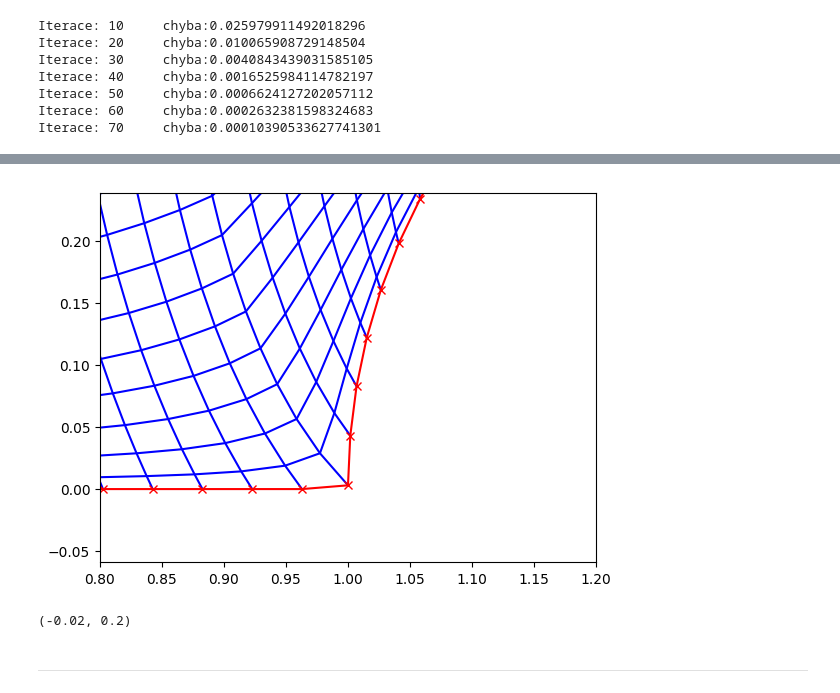
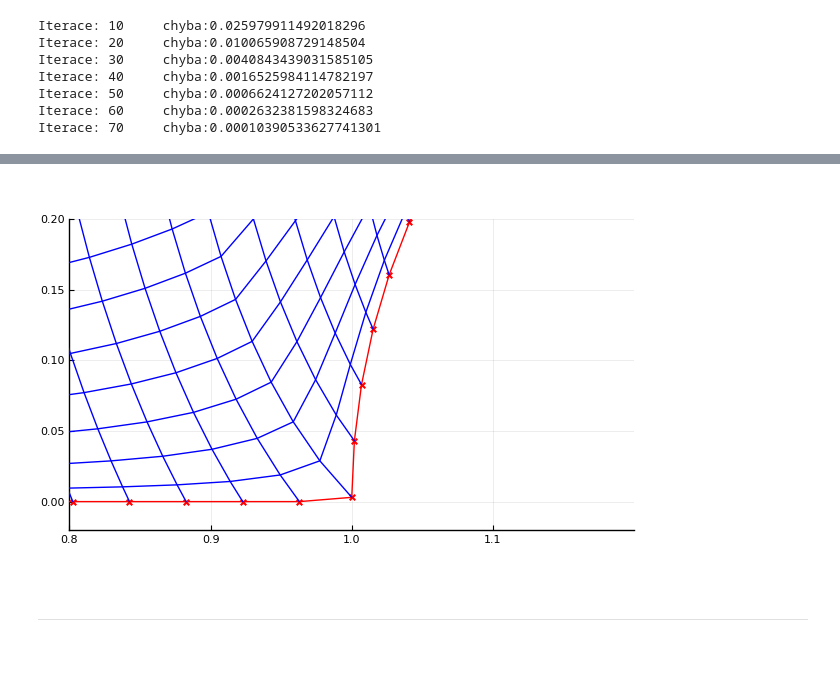
Before and after one commit to furstj/NSP, a Jupyter notebook: lessons/01_strukturovana_sit.ipynb, the cells around one changed output, grey strips where cells are left out. Cells and saved outputs as stored; diff of their text form; code cells hidden in the pictures; blank space fills up the shorter version.

```diff
--- a/lessons/01_strukturovana_sit.ipynb
+++ b/lessons/01_strukturovana_sit.ipynb
@@ -98,9 +104,9 @@ plot_boundary(chx,chy);
 function channel_ns(n,m)
     x = zeros(n,m);  y = zeros(n,m)
 
-    x[1,:] = 0.0; y[1,:] = linspace(0,1,m).^1.5
-    x[n,:] = 3.0; y[n,:] = linspace(0,1,m).^1.5
-    x[:,m] = linspace(0,3,n); y[:,m] = 1.0
+    x[1,:] .= 0.0; y[1,:] .= range(0,1,length=m).^1.5
+    x[n,:] .= 3.0; y[n,:] .= range(0,1,length=m).^1.5
+    x[:,m] .= range(0,3,length=n); y[:,m] .= 1.0
 
     length = 2 + π/2
     ds = length / (n-1)
@@ -702,9 +704,8 @@ plot_mesh(fx,fy);
 # %%
-plot_mesh(fx,fy);
-xlim(0.8,1.2); ylim(-0.02,0.2)
+plt=plot_mesh(fx,fy)
+plot!(plt, xlim=(0.8,1.2), ylim=(-0.02,0.2))
 # %% [output]
-[figure, old version]
+[figure, new version]
-(-0.02, 0.2)
 # %% [markdown]
 ---
 # %% [markdown]
```
Also changed, not shown: parts of 46 cells of this notebook, 2 other files.
